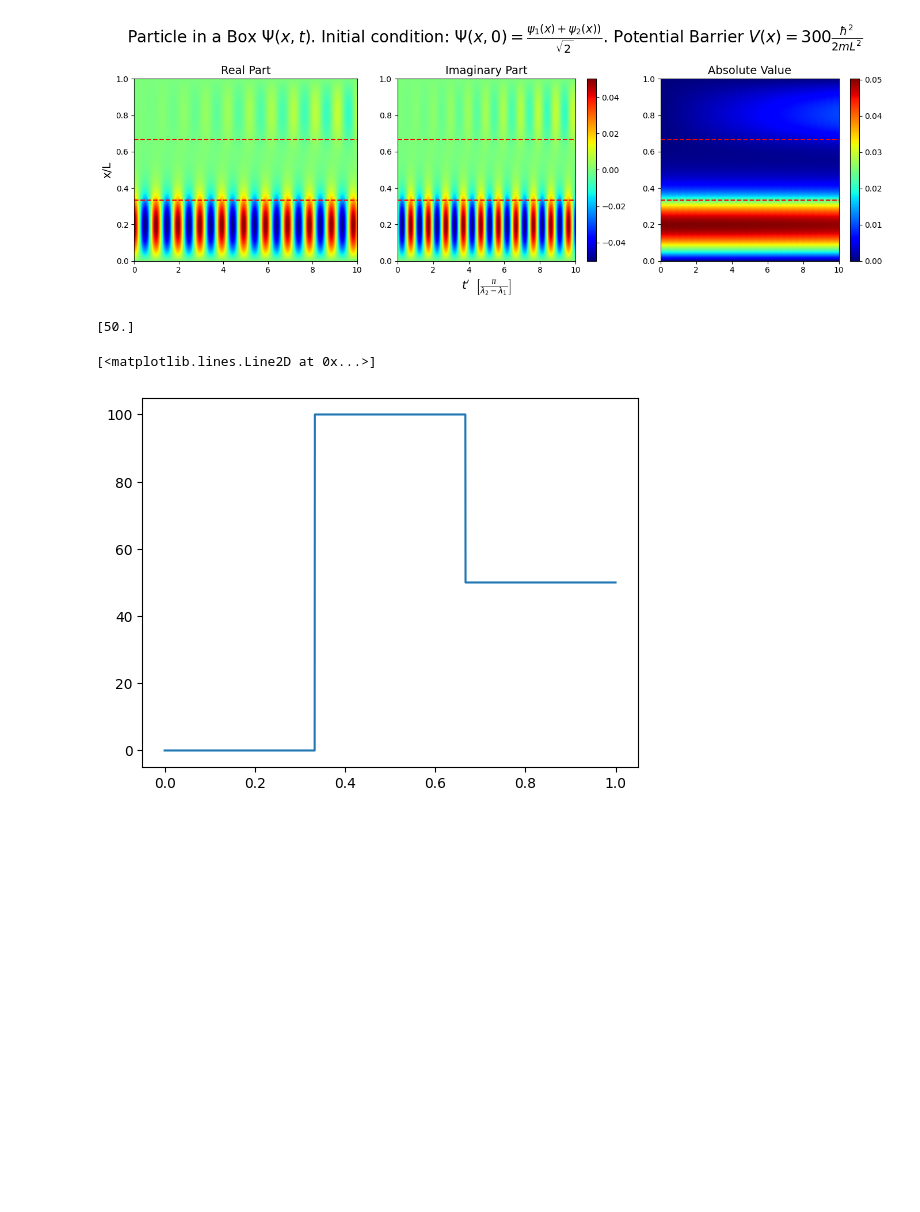
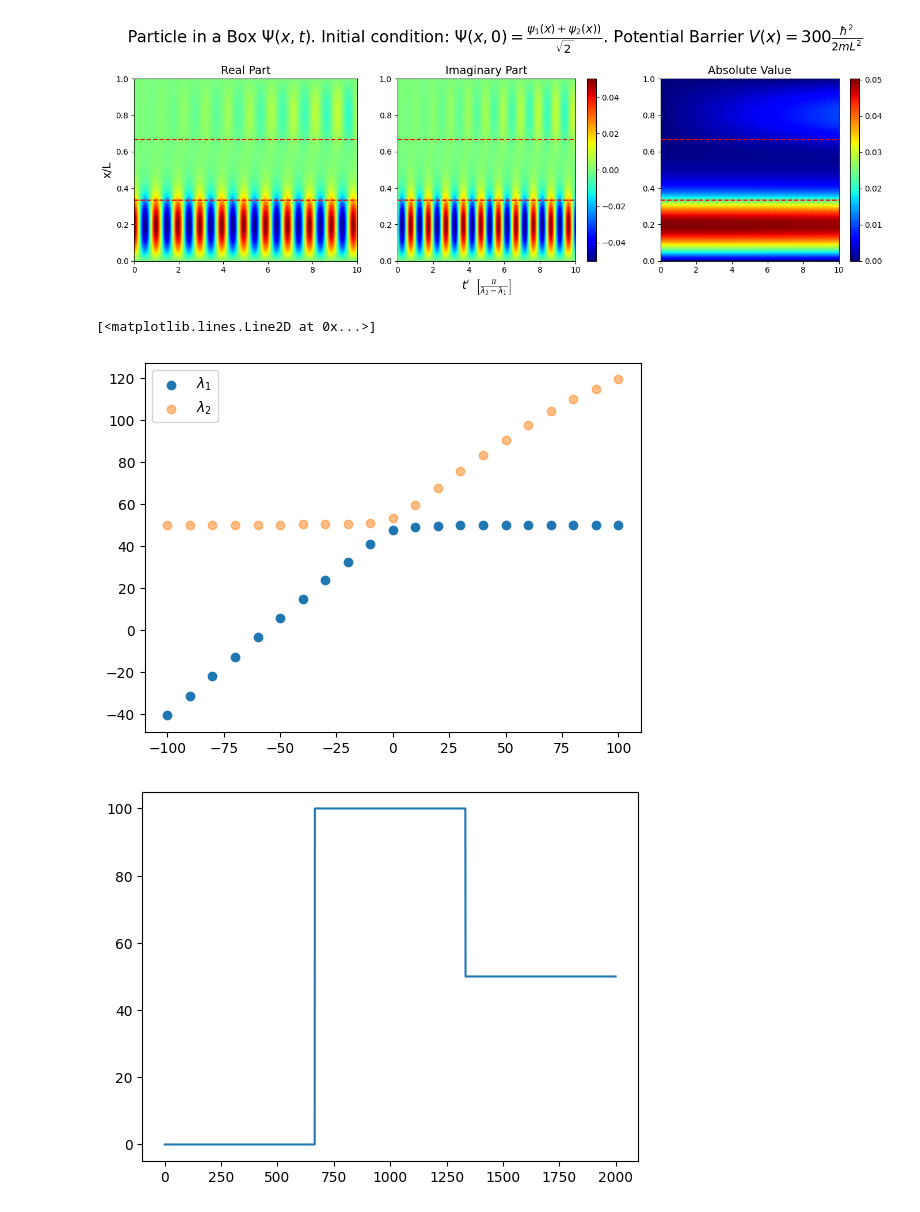
Before and after one commit to emilssp/Computational_Physics_v24, a Jupyter notebook: Quantum_Mechanics/python/plot.ipynb, the cells around one changed output. Cells and saved outputs as stored; diff of their text form; code cells hidden in the pictures; blank space fills up the shorter version.

```diff
--- a/Quantum_Mechanics/python/plot.ipynb
+++ b/Quantum_Mechanics/python/plot.ipynb
@@ -503,14 +503,21 @@ plt.show()
 # %% [output]
 [figure]
 [figure]
-# %%
-data = pd.read_csv('../data/raw/test.csv', header=None)
-V_test = data.to_numpy()
-print(V_test[1900])
-x = np.linspace(0,1,V.shape[0])
-plt.figure()
-plt.plot(x,V_test)
-# %% [output]
-[50.]
-[<matplotlib.lines.Line2D at 0x...>]
-[figure, removed]
+# %%
+data = pd.read_csv('../data/raw/eigenvalues_different_Vr.csv', header=None)
+eigs = data.to_numpy()
+V = np.linspace(-100,100,21)
+plt.figure()
+plt.scatter(V,eigs[0,:],label = "$\lambda_1$")
+plt.scatter(V,eigs[1,:],label = "$\lambda_2$", alpha = 0.5)
+plt.legend()
+
+data = pd.read_csv('../data/raw/testpot2.csv', header=None)
+V = data.to_numpy()
+
+plt.figure()
+plt.plot(V)
+# %% [output]
+[<matplotlib.lines.Line2D at 0x...>]
+[figure, added]
+[figure, added]
```
Also changed, not shown: parts of 1 cell of this notebook, 20 other files.
